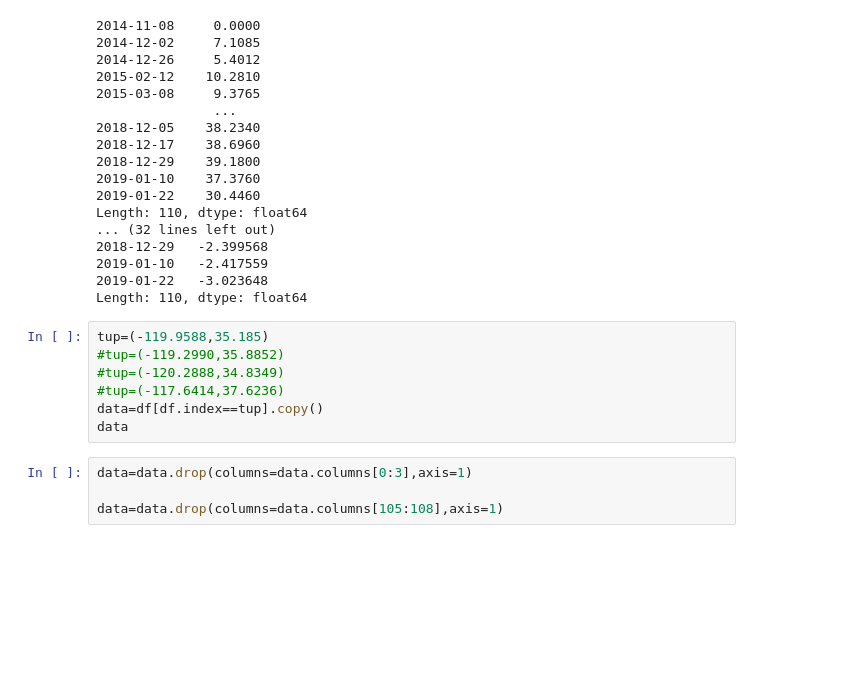
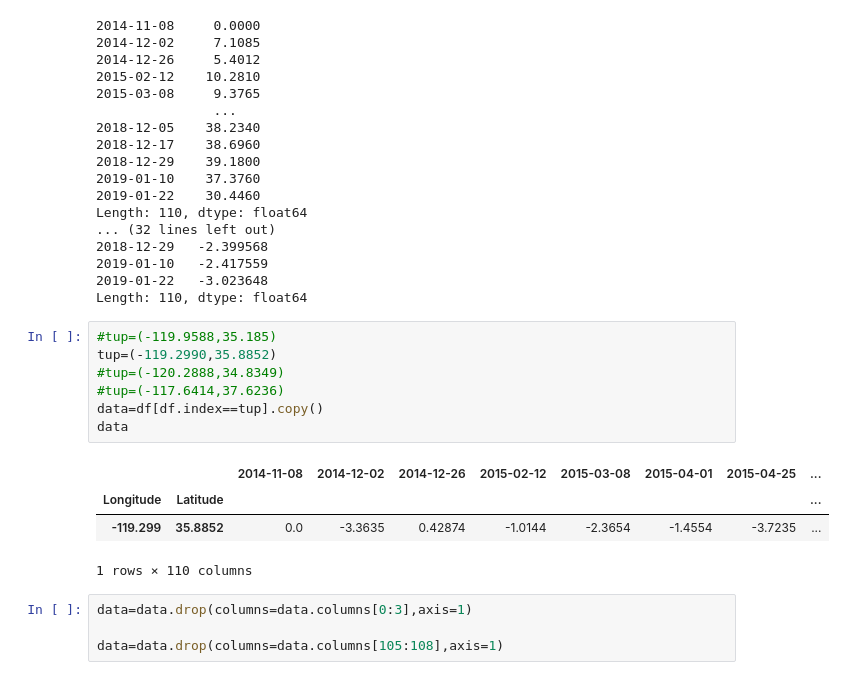
Before and after one commit to JayUpadhyayCS/DSFellowship, a Jupyter notebook: arima724.ipynb, the cells around one changed output. Drawn from its saved outputs; the diff is of its cells as text; blank space fills up the shorter version.

```diff
--- a/arima724.ipynb
+++ b/arima724.ipynb
@@ -96,12 +96,17 @@ Length: 110, dtype: float64
 2019-01-22   -3.023648
 Length: 110, dtype: float64
 # %%
-tup=(-119.9588,35.185)
-#tup=(-119.2990,35.8852)
+#tup=(-119.9588,35.185)
+tup=(-119.2990,35.8852)
 #tup=(-120.2888,34.8349)
 #tup=(-117.6414,37.6236)
 data=df[df.index==tup].copy()
 data
+# %% [output]
+|  |  | 2014-11-08 | 2014-12-02 | 2014-12-26 | 2015-02-12 | 2015-03-08 | 2015-04-01 | 2015-04-25 | ... |
+| Longitude | Latitude |  |  |  |  |  |  |  | ... |
+| -119.299 | 35.8852 | 0.0 | -3.3635 | 0.42874 | -1.0144 | -2.3654 | -1.4554 | -3.7235 | ... |
+1 rows × 110 columns
 # %%
 data=data.drop(columns=data.columns[0:3],axis=1)
 
```
Also changed, not shown: parts of 16 cells of this notebook, 13 other files.
